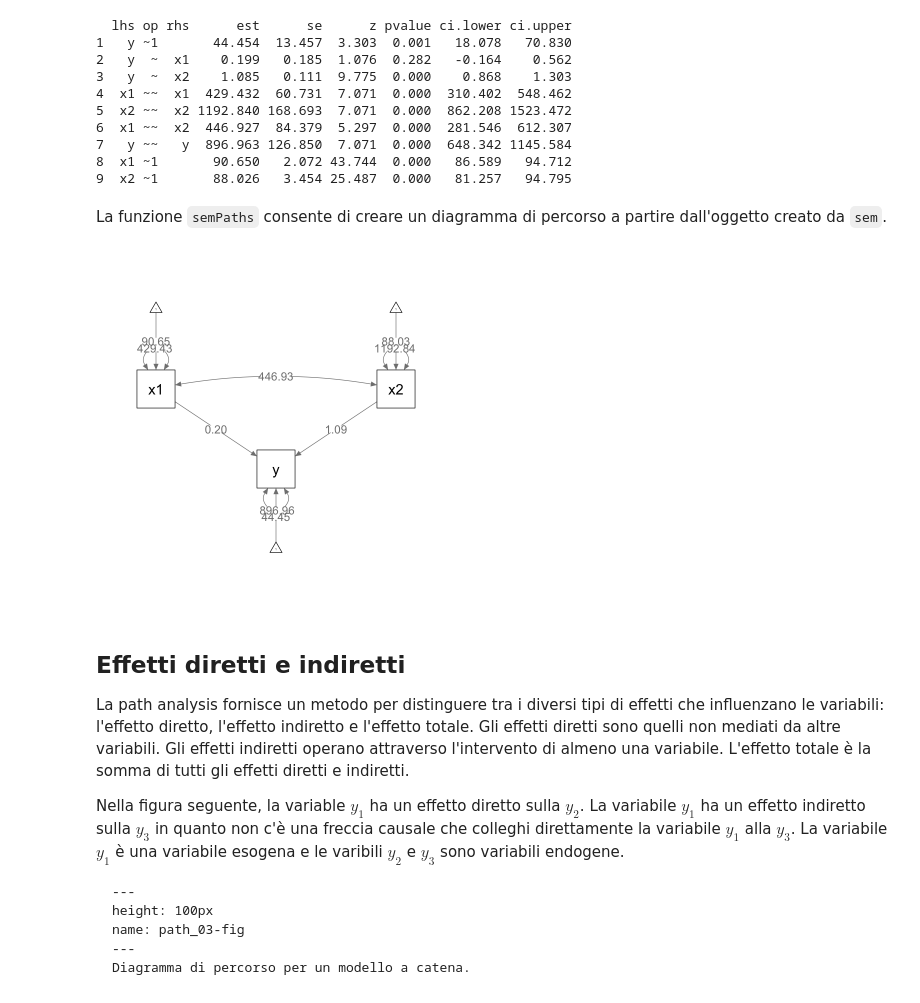
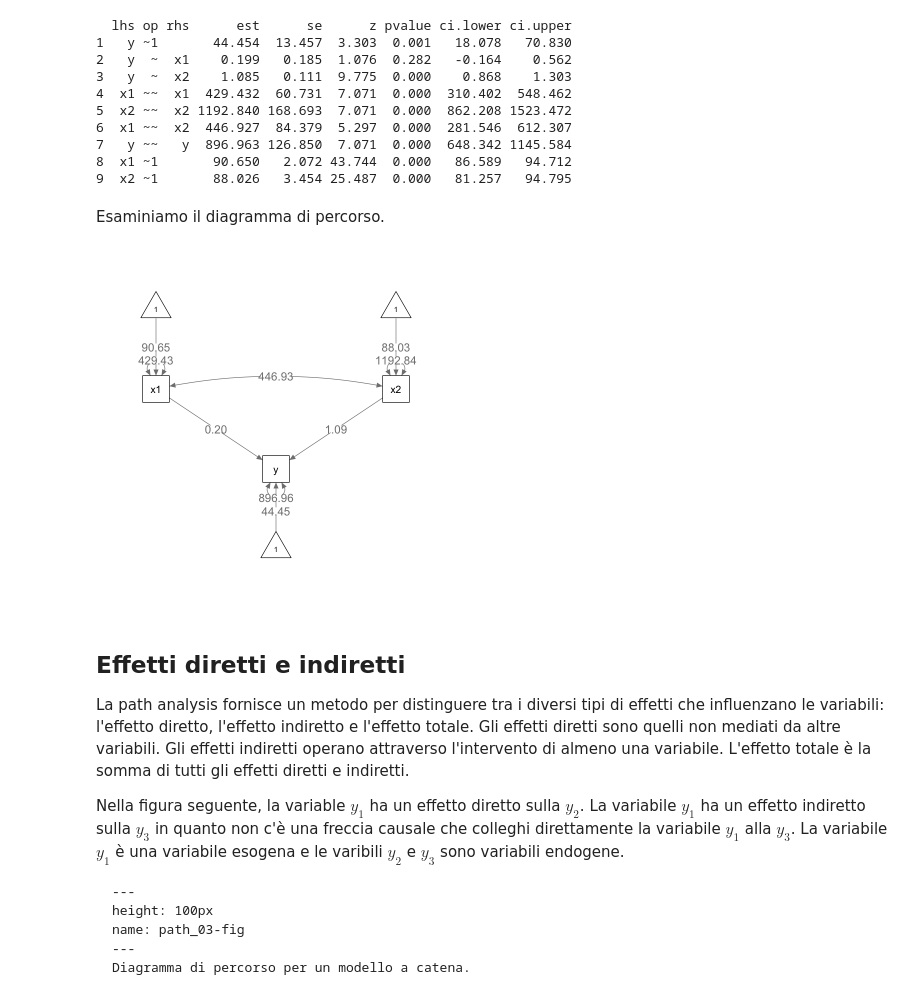
Before and after one commit to ccaudek/cfa_book_2023, a Jupyter notebook: 060_path_analysis.ipynb, the cells around one changed output. Drawn from its saved outputs; the diff is of its cells as text; code cells hidden in the pictures.

```diff
--- a/060_path_analysis.ipynb
+++ b/060_path_analysis.ipynb
@@ -222,19 +234,17 @@ parameterEstimates(fit2b) |>
 7   y ~~   y  896.963 126.850  7.071  0.000  648.342 1145.584
 8  x1 ~1       90.650   2.072 43.744  0.000   86.589   94.712
 9  x2 ~1       88.026   3.454 25.487  0.000   81.257   94.795
-# %% [markdown]
-La funzione `semPaths` consente di creare un diagramma di percorso a partire dall'oggetto creato da `sem`.
-# %%
-semPaths(
-    fit2b,
-    whatLabels = "est",
-    sizeMan = 10,
-    edge.label.cex = 1.15,
-    style = "ram",
-    nCharNodes = 0, nCharEdges = 0
-)
-# %% [output]
-[figure, removed]
+# %% [markdown]
+Esaminiamo il diagramma di percorso.
+# %%
+semPlot::semPaths(
+    fit2b,
+    layout = "tree", sizeMan = 7, sizeInt = 5, style = "ram",
+    residuals = TRUE, intAtSide = FALSE, edge.label.cex = 1.15,
+    whatLabels = "est", nCharNodes = 0, normalize = FALSE
+)
+# %% [output]
+[figure, added]
 # %% [markdown]
 ## Effetti diretti e indiretti
 
```
Also changed, not shown: parts of 16 cells of this notebook, 25 other files.
